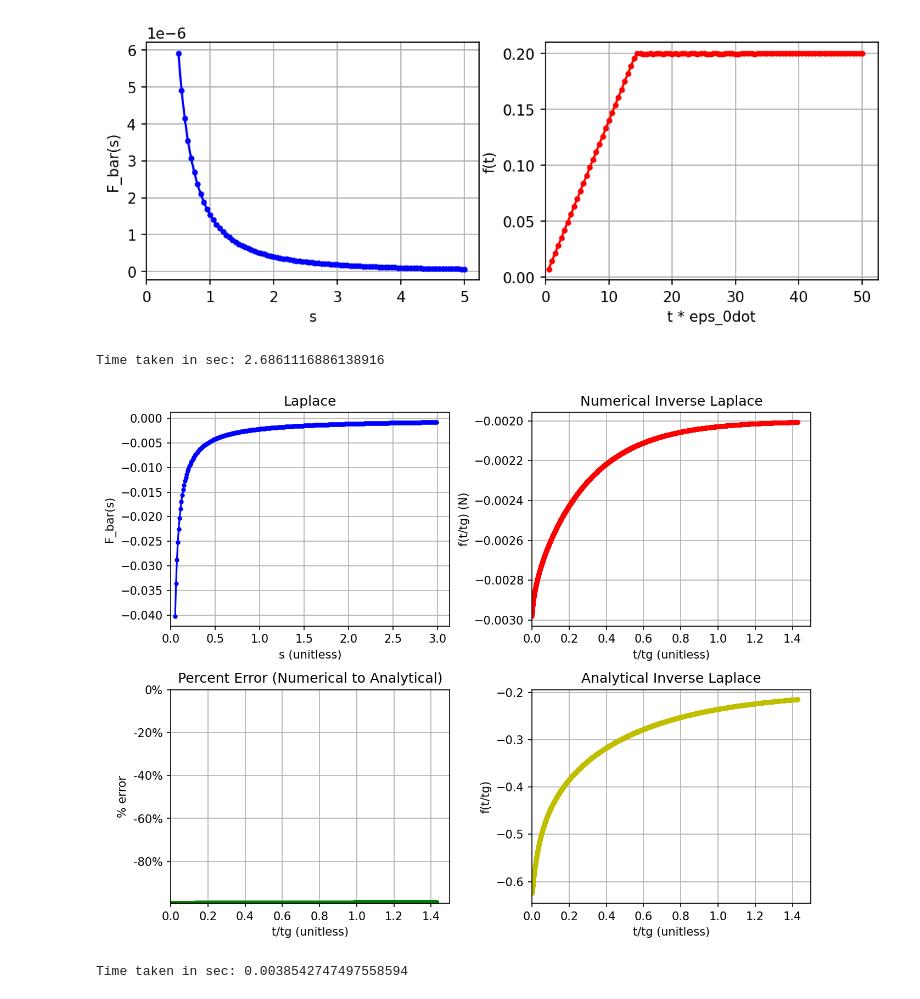
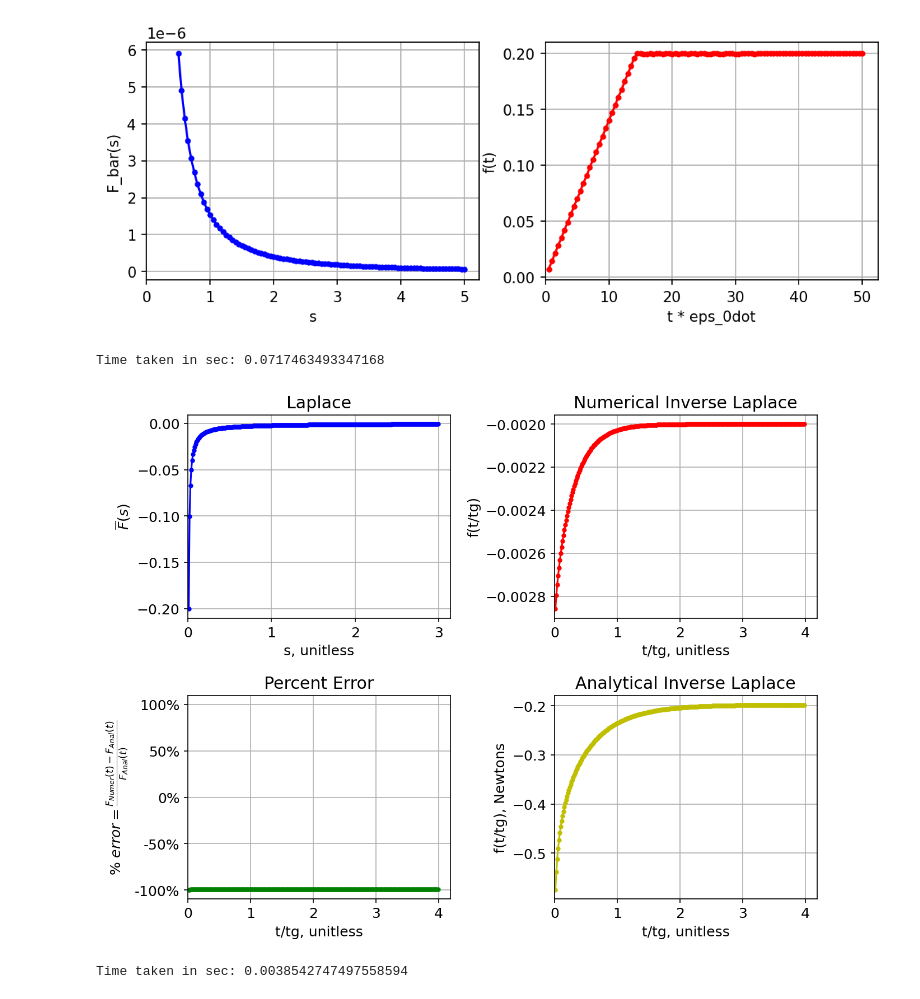
Before and after one commit to ryerrabelli/Yerrabelli-Spector-Poroelastic-Model-Code, a Jupyter notebook: src/colab.ipynb, the cells around one changed output. Saved outputs shown, nothing was run; the diff lists cells and outputs as text; code cells hidden in the pictures.

```diff
--- a/src/colab.ipynb
+++ b/src/colab.ipynb
@@ -198,43 +198,43 @@ importlib.reload(viscoporoelastic_model)
 
 #anal_offset = 1/7000.0 #0.0001
 anal_offset = 1
 
 # inputting a value of time=0 doesn't error (just returns None/NaN), but takes longer (about 2x as much) on python; not really MATLAB though
 #times=np.arange(0.1,100,0.1)/100.0
 #times = np.arange(0.05, 5.05, 0.05)
 #times=np.arange(0.001,2,0.01)
-times=np.arange(1,10000,1)
+times=np.arange(100,7000*4,100)
 
 tm = viscoporoelastic_model.TestModel2()
 tg = tm.tg
-func = tm.laplace_value #lambda s: tm.laplace_value(s)*100
+func = tm.laplace_value
 #func = lambda s: tm.laplace_value(s)*s
 input_times = times
-plot_times  = times/tg #/ viscoporoelastic_model.TestModel2.tg
-#plot_times  = times / viscoporoelastic_model.TestModel2.tg
-func_name = {"t":f"f(t/tg) ({tm.inverted_value_units()})", "s":"F_bar(s)","t_anal":"f(t/tg)"}
+plot_times  = times/tg
+func_name = {"t":"f(t/tg)", "s":r"$\overline{F}(s)$","t_anal":f"f(t/tg), {tm.inverted_value_units()}"}
+#func_name = {"t":"f(t/tg)", "s":r"$s\cdot\overline{F}(s)$","t_anal":f"f(t/tg), {tm.inverted_value_units()}"}
 #func_name = {"t":"f(t)", "s":"F_bar(s)","t_anal":"f(t*0.01)*0.01"}
-x_names   = {"t":"t/tg (unitless)", "s":"s (unitless)","t_anal":"t/tg (unitless)"}
-s_vals = np.arange(0.05, 3.0, 0.01)
+x_names   = {"t":"t/tg, unitless", "s":"s, unitless","t_anal":"t/tg, unitless"}
+s_vals = np.arange(0.01, 3.0, 0.01)
 inv_func_anal = tm.inverted_value #lambda t: tm.inverted_value(t*0.01)*0.01
 #inv_func_anal = lambda t: tm.inverted_value(t/0.00001)/100
 #inv_func_anal = lambda t: tm.inverted_value(t)/100
 input_times_anal = input_times /anal_offset
 plot_times_anal = plot_times /anal_offset
-#plot_times_anal = times
 
+plt.rc('font', size=12)  # default font size is 10
 fig=plotting.plot_laplace_analysis(
     func=func, func_name=func_name, x_names=x_names, s_vals=s_vals,
     input_times=input_times, plot_times=plot_times, tg=tg,
     input_times_anal=input_times_anal, plot_times_anal=plot_times_anal,
     inv_func_anal=inv_func_anal, Marg=32 )
 
 
 #vars={key:value for key,value in viscoporoelastic_model.TestModel2.__dict__.items() if not key.startswith("__") and not callable(value)}
 #print(pd.DataFrame(vars,index=["value"]))
 # %% [output]
-Time taken in sec: 2.6861116886138916
+Time taken in sec: 0.0717463493347168
-[figure, old version]
+[figure, new version]
 # %%
 anal_offset = 1
 # inputting a value of time=0 doesn't error (just returns None/NaN), but takes longer (about 2x as much) on python; not really MATLAB though
```
Also changed, not shown: 4 other files.
